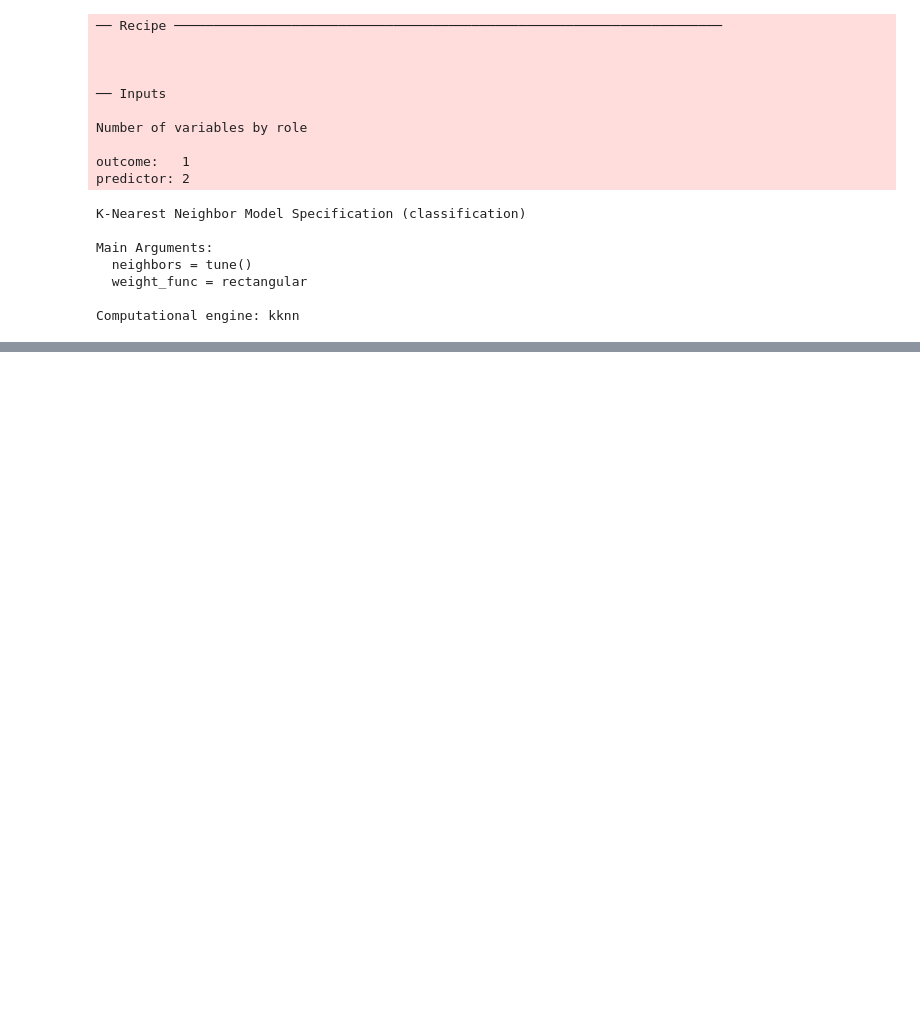
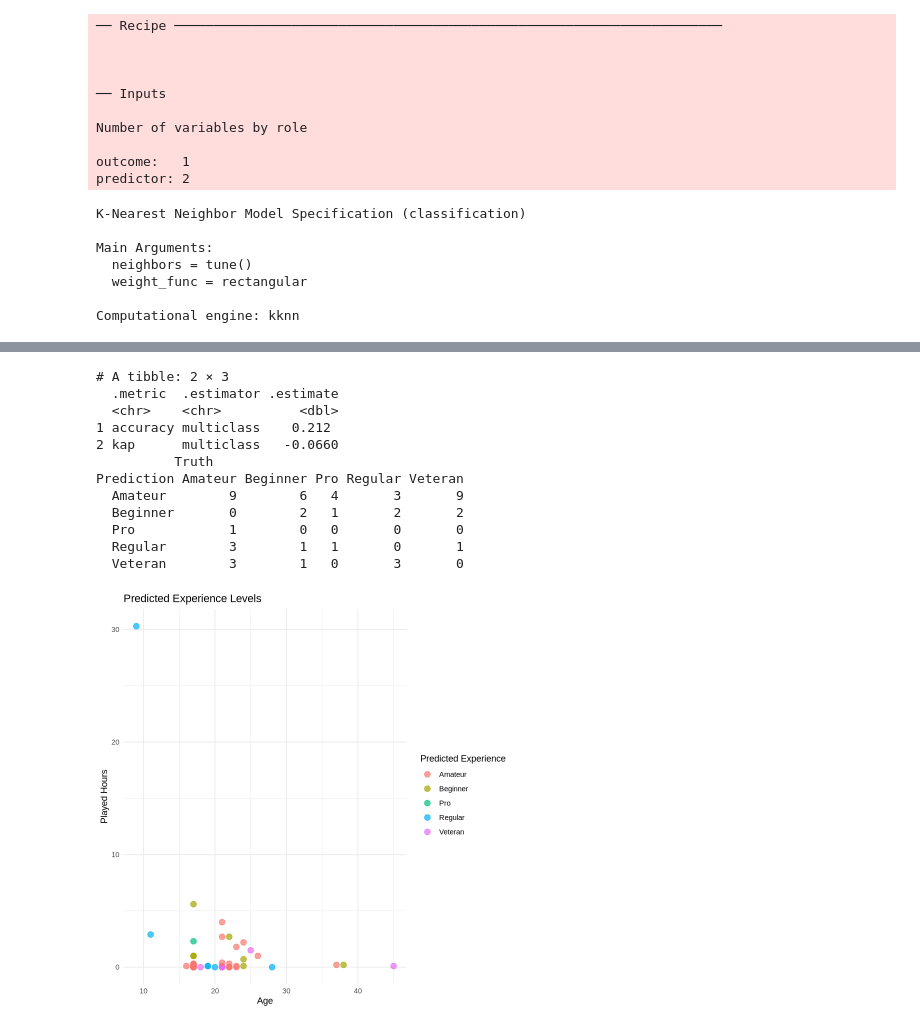
Before and after one commit to Imwae/DSCI-100-005-37, a Jupyter notebook: Final Project.ipynb, the cells around one changed output, grey strips where cells are left out. Drawn from its saved outputs; the diff is of its cells as text; code cells hidden in the pictures; blank space fills up the shorter version.

```diff
--- a/Final Project.ipynb
+++ b/Final Project.ipynb
@@ -224,0 +239,67 @@ knn_results <- workflow() |>
+# %%
+player_data <- player_data |>
+  mutate(experience = as.factor(experience))
+
+set.seed(123)
+player_split <- initial_split(player_data, prop = 0.75, strata = experience)
+player_training <- training(player_split)
+player_testing <- testing(player_split)
+
+player_training <- player_training |>
+  mutate(experience = as.factor(experience))
+
+player_testing <- player_testing |>
+  mutate(experience = as.factor(experience))
+
+players_recipe <- recipe(experience ~ Age + played_hours, data = player_training)
+
+knn_model <- nearest_neighbor(
+  mode = "classification",
+  neighbors = tune(),
+  weight_func = "rectangular"
+) %>%
+  set_engine("kknn")
+
+knn_workflow <- workflow() |>
+  add_model(knn_model) |>
+  add_recipe(players_recipe)
+
+folds <- vfold_cv(player_training, v = 5, strata = experience)
+
+k_values <- tibble(neighbors = seq(1, 30, by = 2))  # Try odd k values from 1 to 30
+
+tuned_results <- tune_grid(
+  knn_workflow,
+  resamples = folds,
+  grid = k_values,
+  metrics = metric_set(accuracy)
+)
+
+best_k <- select_best(tuned_results, "accuracy")
+best_k
+
+final_knn <- finalize_workflow(knn_workflow, best_k)
+final_fit <- fit(final_knn, data = player_training)
+
+predictions <- predict(final_fit, player_testing) |>
+  bind_cols(player_testing)
+
+predictions <- predictions |>
+  mutate(.pred_class = factor(.pred_class, levels = levels(experience)))
+
+metrics <- predictions |>
+  metrics(truth = experience, estimate = .pred_class)
+
+conf_mat <- predictions |>
+  conf_mat(truth = experience, estimate = .pred_class)
+
+print(metrics)
+print(conf_mat)
+
+ggplot(predictions, aes(x = Age, y = played_hours, color = .pred_class)) +
+  geom_point(size = 3, alpha = 0.7) +
+  labs(title = "Predicted Experience Levels",
+       x = "Age", y = "Played Hours",
+       color = "Predicted Experience") +
+  theme_minimal()
+# %% [output]
@@ -224,0 +330,13 @@ knn_results <- workflow() |>
+# A tibble: 2 × 3
+  .metric  .estimator .estimate
+  <chr>    <chr>          <dbl>
+1 accuracy multiclass    0.212
+2 kap      multiclass   -0.0660
+          Truth
+Prediction Amateur Beginner Pro Regular Veteran
+  Amateur        9        6   4       3       9
+  Beginner       0        2   1       2       2
+  Pro            1        0   0       0       0
+  Regular        3        1   1       0       1
+  Veteran        3        1   0       3       0
+[figure, added]
```
Also changed, not shown: parts of 6 cells of this notebook.
